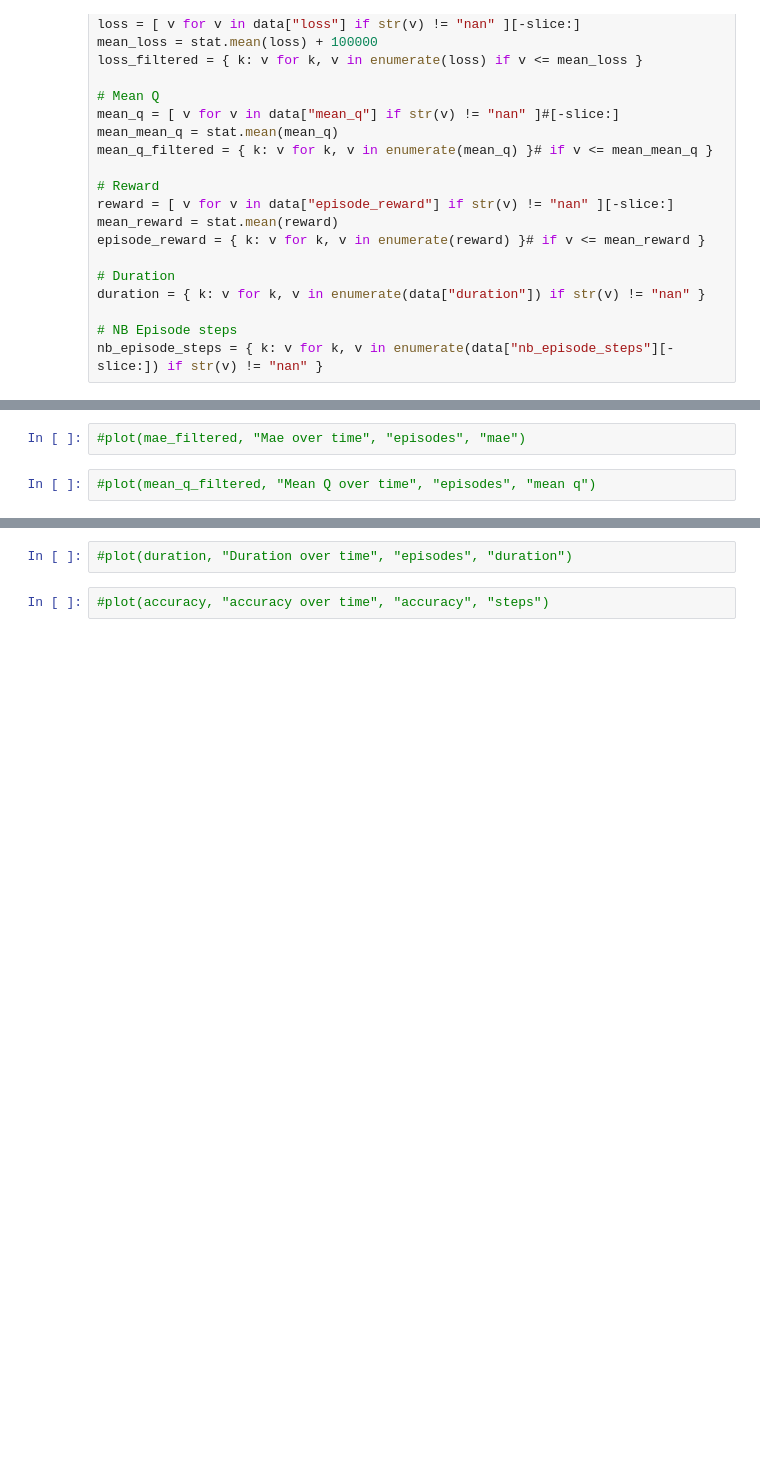
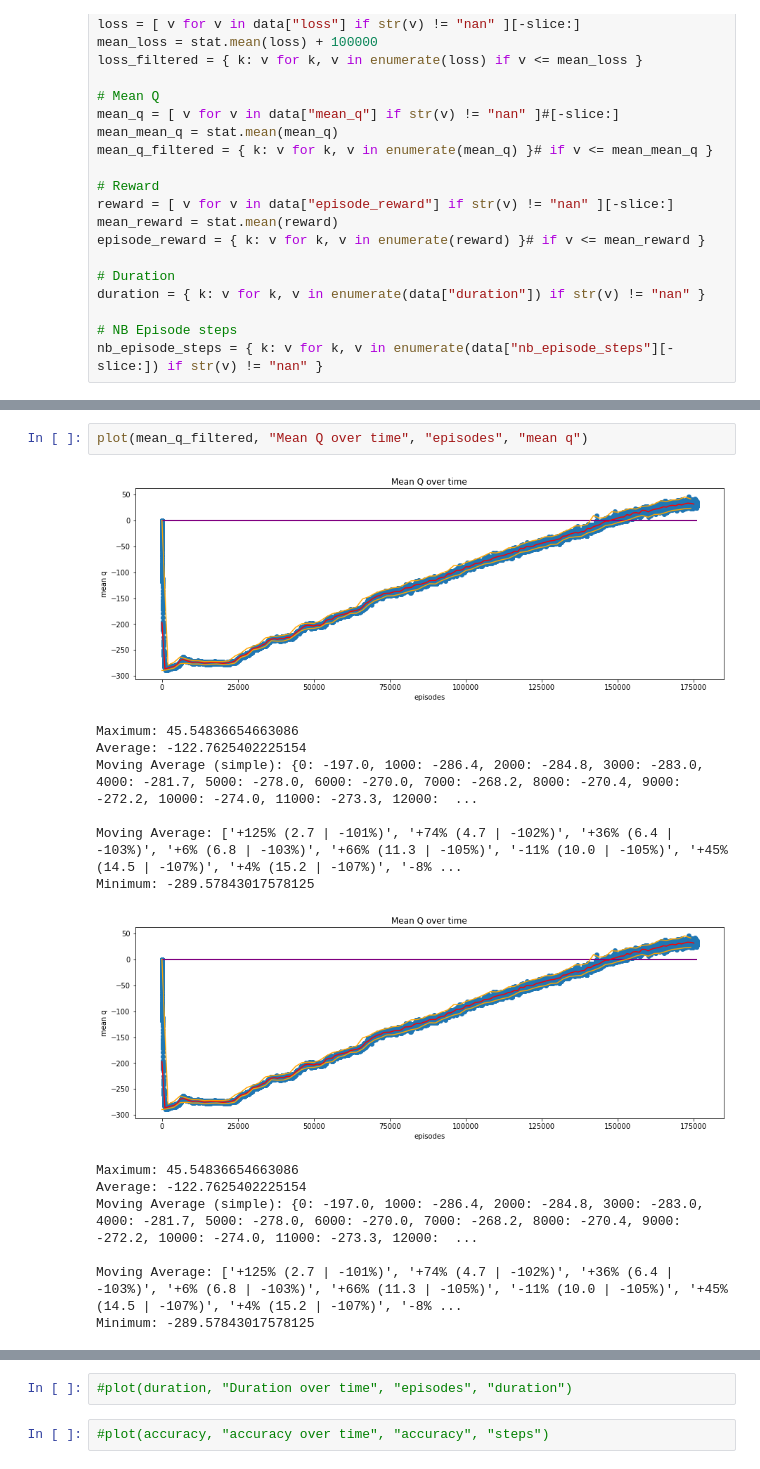
Before and after one commit to elianderlohr/kniffel, a Jupyter notebook: src/jupyter/plot_training.ipynb, the cells around one changed output, grey strips where cells are left out. Drawn from its saved outputs; the diff is of its cells as text; blank space fills up the shorter version.

```diff
--- a/src/jupyter/plot_training.ipynb
+++ b/src/jupyter/plot_training.ipynb
@@ -118,4 +145,17 @@ Minimum: 26.016708374023438
-# %%
-#plot(mae_filtered, "Mae over time", "episodes", "mae")
 # %%
-#plot(mean_q_filtered, "Mean Q over time", "episodes", "mean q")
+plot(mean_q_filtered, "Mean Q over time", "episodes", "mean q")
+# %% [output]
+[figure, added]
+Maximum: 45.54836654663086
+Average: -122.7625402225154
+Moving Average (simple): {0: -197.0, 1000: -286.4, 2000: -284.8, 3000: -283.0, 4000: -281.7, 5000: -278.0, 6000: -270.0, 7000: -268.2, 8000: -270.4, 9000: -272.2, 10000: -274.0, 11000: -273.3, 12000:  ...
+
+Moving Average: ['+125% (2.7 | -101%)', '+74% (4.7 | -102%)', '+36% (6.4 | -103%)', '+6% (6.8 | -103%)', '+66% (11.3 | -105%)', '-11% (10.0 | -105%)', '+45% (14.5 | -107%)', '+4% (15.2 | -107%)', '-8% ...
+Minimum: -289.57843017578125
+[figure, added]
+Maximum: 45.54836654663086
+Average: -122.7625402225154
+Moving Average (simple): {0: -197.0, 1000: -286.4, 2000: -284.8, 3000: -283.0, 4000: -281.7, 5000: -278.0, 6000: -270.0, 7000: -268.2, 8000: -270.4, 9000: -272.2, 10000: -274.0, 11000: -273.3, 12000:  ...
+
+Moving Average: ['+125% (2.7 | -101%)', '+74% (4.7 | -102%)', '+36% (6.4 | -103%)', '+6% (6.8 | -103%)', '+66% (11.3 | -105%)', '-11% (10.0 | -105%)', '+45% (14.5 | -107%)', '+4% (15.2 | -107%)', '-8% ...
+Minimum: -289.57843017578125
```
Also changed, not shown: parts of 6 cells of this notebook, 27 other files.
